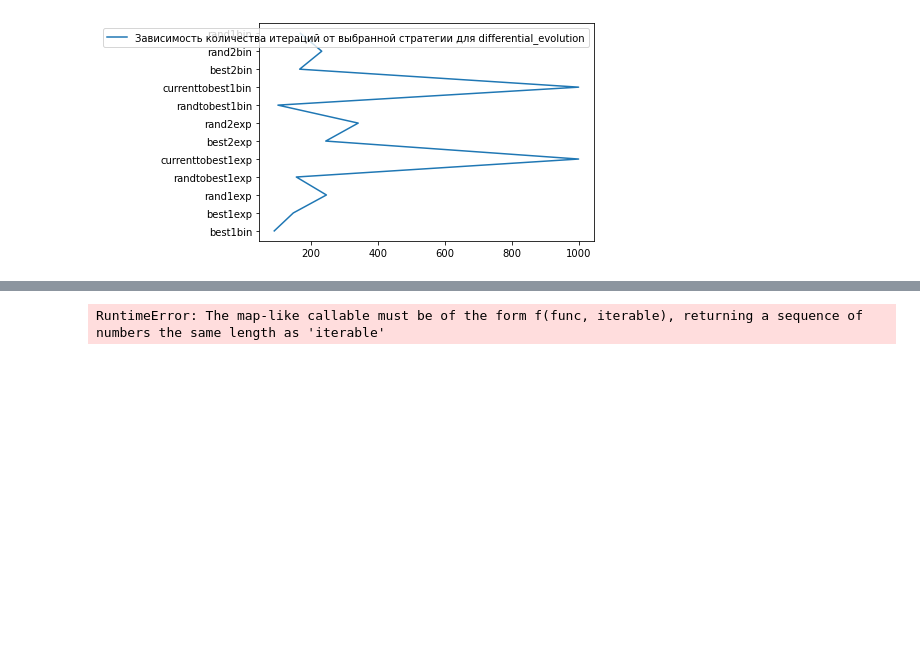
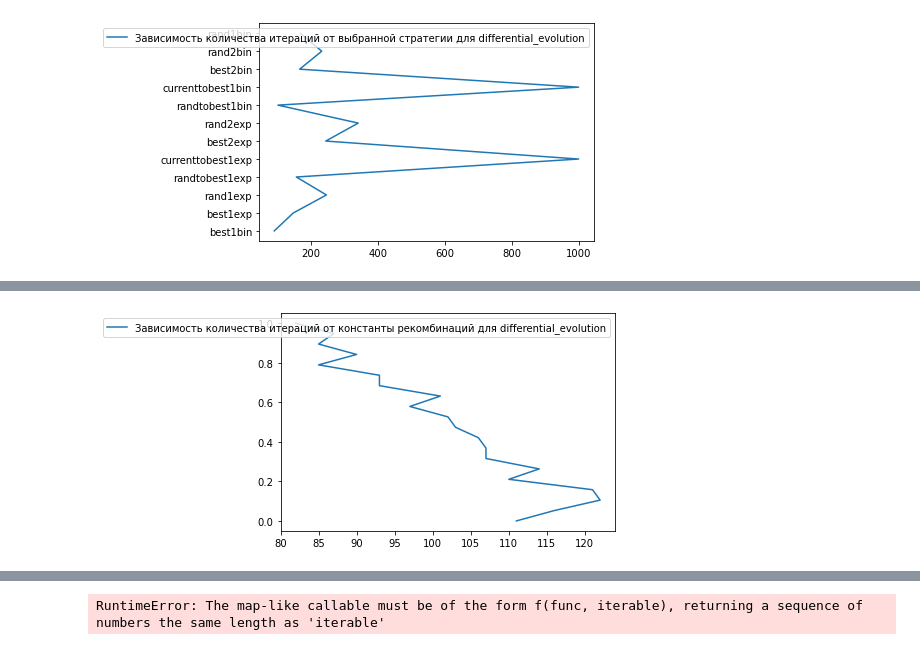
Before and after one commit to gudyrmik/Netology, a Jupyter notebook: Math for Data Science/Task 6. Optimization.ipynb, the cells around one changed output, grey strips where cells are left out. Cells and saved outputs as stored; diff of their text form; code cells hidden in the pictures; blank space fills up the shorter version.

```diff
--- a/Math for Data Science/Task 6. Optimization.ipynb
+++ b/Math for Data Science/Task 6. Optimization.ipynb
@@ -49,0 +91,12 @@ plt.show()
+# %%
+nits = []
+for r in recombinations:
+    res = differential_evolution(ackley, bounds, seed=42, recombination=r)
+    nits.append(res.nit)
+
+plt.plot(nits, recombinations, label='Зависимость количества итераций от константы рекомбинаций для differential_evolution')
+plt.legend()
+plt.show()
+# надо 0.7
+# %% [output]
+[figure, added]
```
Also changed, not shown: parts of 9 cells of this notebook.
